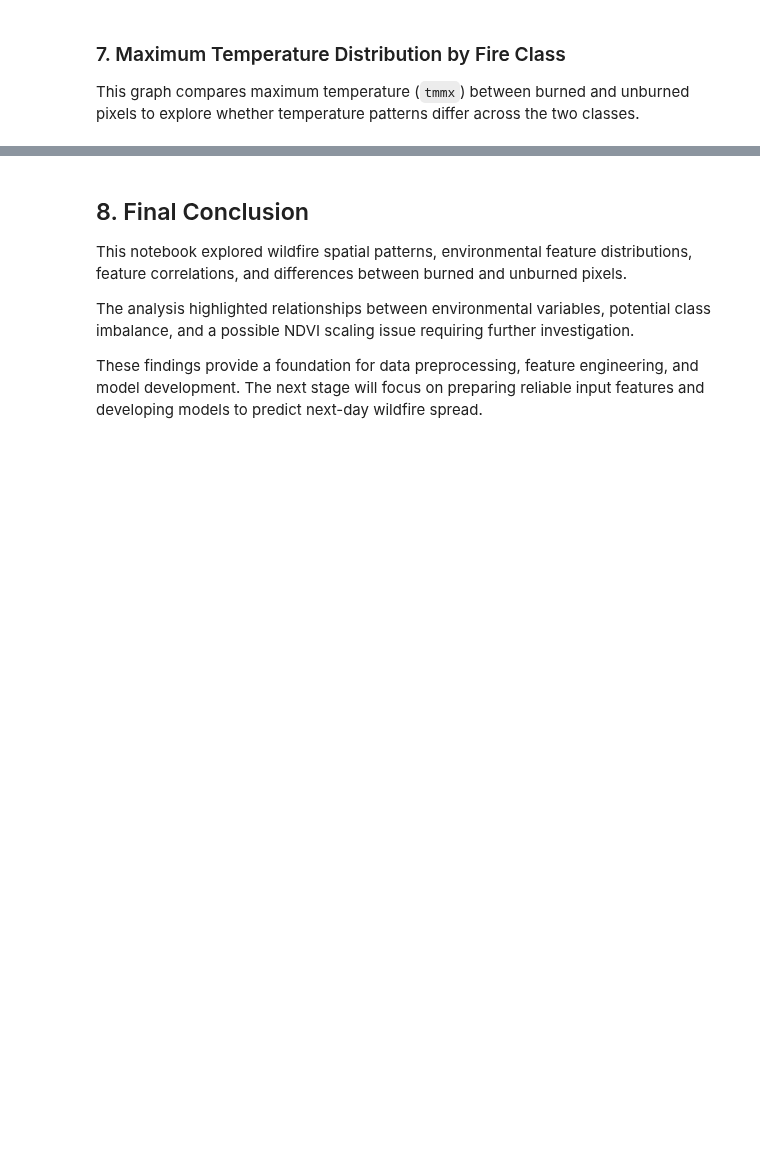
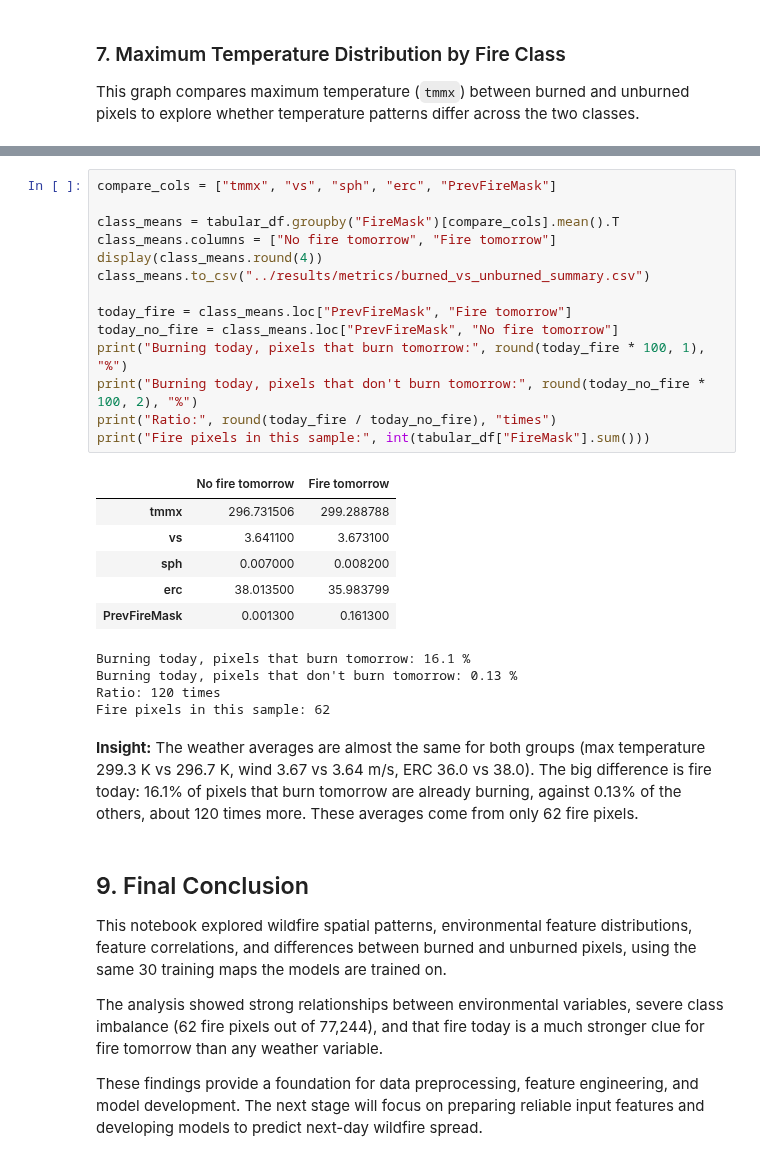
Before and after one commit to connectwithvanshika/TensorTitans_SectionC, a Jupyter notebook: notebooks/02_eda_and_data_quality.ipynb, the cells around one changed output, grey strips where cells are left out. Drawn from its saved outputs; the diff is of its cells as text; blank space fills up the shorter version.

```diff
--- a/notebooks/02_eda_and_data_quality.ipynb
+++ b/notebooks/02_eda_and_data_quality.ipynb
@@ -260,8 +264,35 @@ plt.close()
+# %%
+compare_cols = ["tmmx", "vs", "sph", "erc", "PrevFireMask"]
+
+class_means = tabular_df.groupby("FireMask")[compare_cols].mean().T
+class_means.columns = ["No fire tomorrow", "Fire tomorrow"]
+display(class_means.round(4))
+class_means.to_csv("../results/metrics/burned_vs_unburned_summary.csv")
+
+today_fire = class_means.loc["PrevFireMask", "Fire tomorrow"]
+today_no_fire = class_means.loc["PrevFireMask", "No fire tomorrow"]
+print("Burning today, pixels that burn tomorrow:", round(today_fire * 100, 1), "%")
+print("Burning today, pixels that don't burn tomorrow:", round(today_no_fire * 100, 2), "%")
+print("Ratio:", round(today_fire / today_no_fire), "times")
+print("Fire pixels in this sample:", int(tabular_df["FireMask"].sum()))
+# %% [output]
+|  | No fire tomorrow | Fire tomorrow |
+| tmmx | 296.731506 | 299.288788 |
+| vs | 3.641100 | 3.673100 |
+| sph | 0.007000 | 0.008200 |
+| erc | 38.013500 | 35.983799 |
+| PrevFireMask | 0.001300 | 0.161300 |
+Burning today, pixels that burn tomorrow: 16.1 %
+Burning today, pixels that don't burn tomorrow: 0.13 %
+Ratio: 120 times
+Fire pixels in this sample: 62
+# %% [markdown]
+**Insight:** The weather averages are almost the same for both groups (max temperature 299.3 K vs 296.7 K, wind 3.67 vs 3.64 m/s, ERC 36.0 vs 38.0). The big difference is fire today: 16.1% of pixels that burn tomorrow are already burning, against 0.13% of the others, about 120 times more. These averages come from only 62 fire pixels.
 # %% [markdown]
-## 8. Final Conclusion
+## 9. Final Conclusion
 
-This notebook explored wildfire spatial patterns, environmental feature distributions, feature correlations, and differences between burned and unburned pixels.
+This notebook explored wildfire spatial patterns, environmental feature distributions, feature correlations, and differences between burned and unburned pixels, using the same 30 training maps the models are trained on.
 
-The analysis highlighted relationships between environmental variables, potential class imbalance, and a possible NDVI scaling issue requiring further investigation.
+The analysis showed strong relationships between environmental variables, severe class imbalance (62 fire pixels out of 77,244), and that fire today is a much stronger clue for fire tomorrow than any weather variable.
 
 These findings provide a foundation for data preprocessing, feature engineering, and model development. The next stage will focus on preparing reliable input features and developing models to predict next-day wildfire spread.
```
Also changed, not shown: parts of 12 cells of this notebook, 52 other files.
